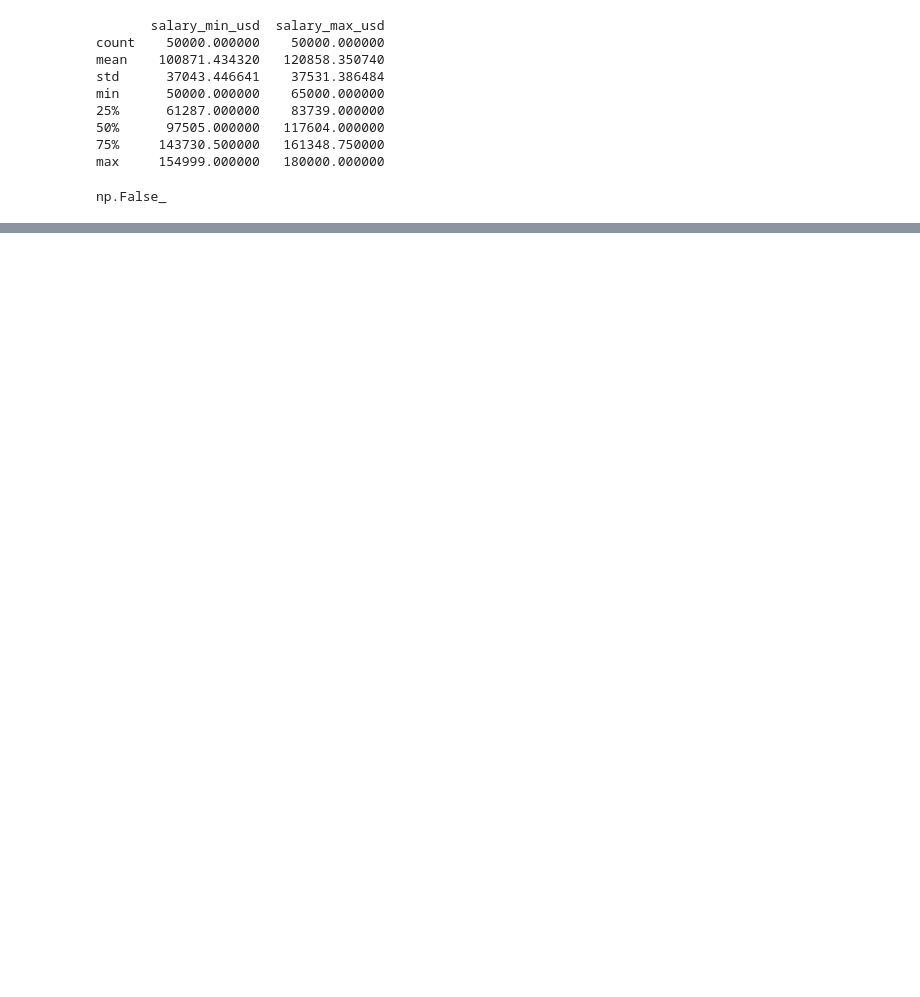
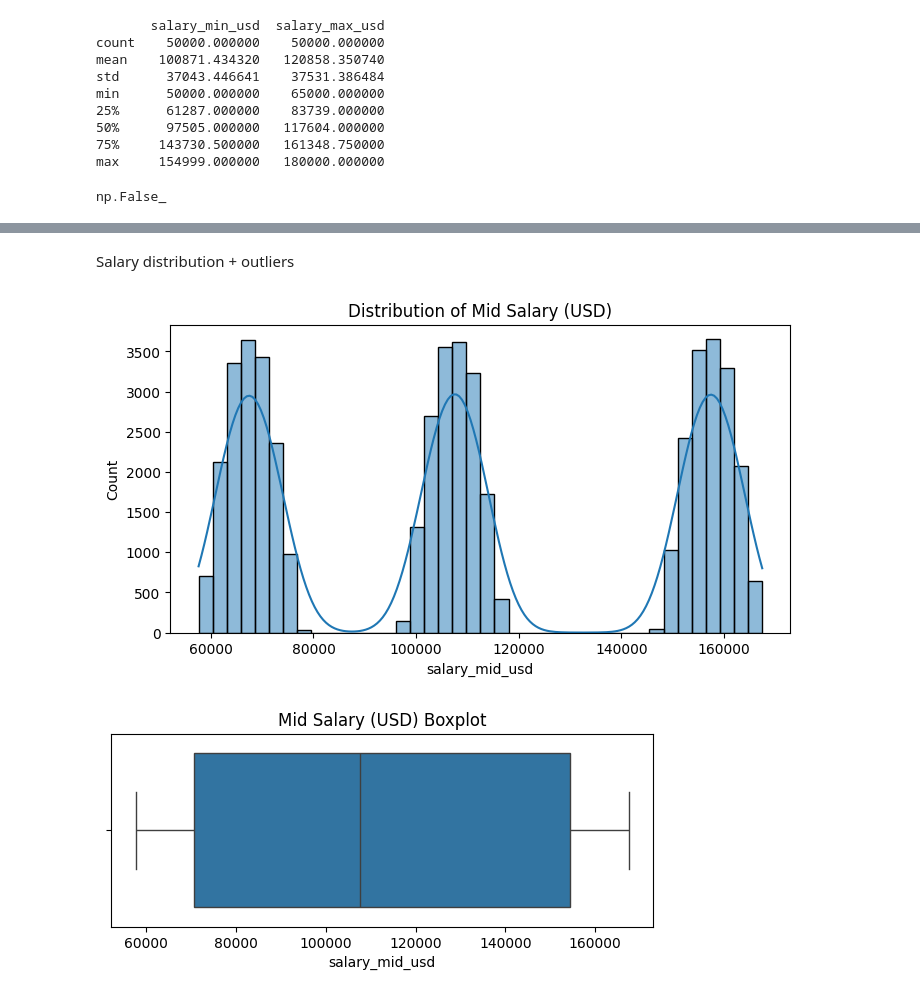
Before and after one commit to skylerbrough/MATH575, a Jupyter notebook: Project1.ipynb, the cells around one changed output, grey strips where cells are left out. Drawn from its saved outputs; the diff is of its cells as text; code cells hidden in the pictures; blank space fills up the shorter version.

```diff
--- a/Project1.ipynb
+++ b/Project1.ipynb
@@ -157,0 +241,5 @@ df['salary_mid'] = (df['salary_max_usd'] + df['salary_min_usd'])/2
+# %%
+df["salary_mid_usd"] = (df["salary_min_usd"] + df["salary_max_usd"]) / 2
+df["salary_range_usd"] = df["salary_max_usd"] - df["salary_min_usd"]
+
+df[["salary_min_usd","salary_max_usd","salary_mid_usd","salary_range_usd"]].describe()
@@ -157,0 +284,18 @@ df['salary_mid'] = (df['salary_max_usd'] + df['salary_min_usd'])/2
+# %% [markdown]
+Salary distribution + outliers
+# %%
+import matplotlib.pyplot as plt
+import seaborn as sns
+
+plt.figure(figsize=(8,4))
+sns.histplot(df["salary_mid_usd"], kde=True, bins=40)
+plt.title("Distribution of Mid Salary (USD)")
+plt.show()
+
+plt.figure(figsize=(7,2.5))
+sns.boxplot(x=df["salary_mid_usd"])
+plt.title("Mid Salary (USD) Boxplot")
+plt.show()
+# %% [output]
+[figure, added]
+[figure, added]
```
Also changed, not shown: parts of 43 cells of this notebook.
